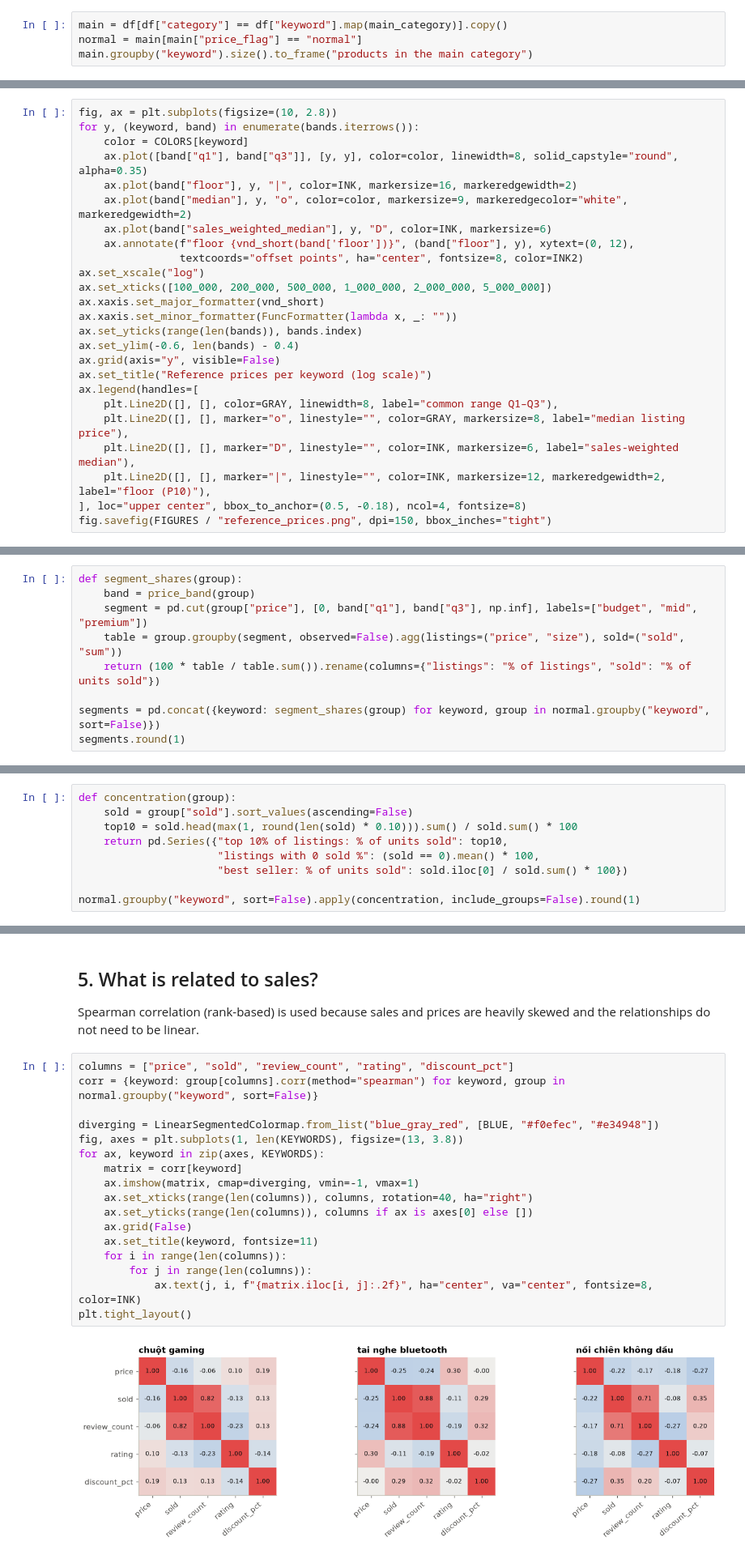
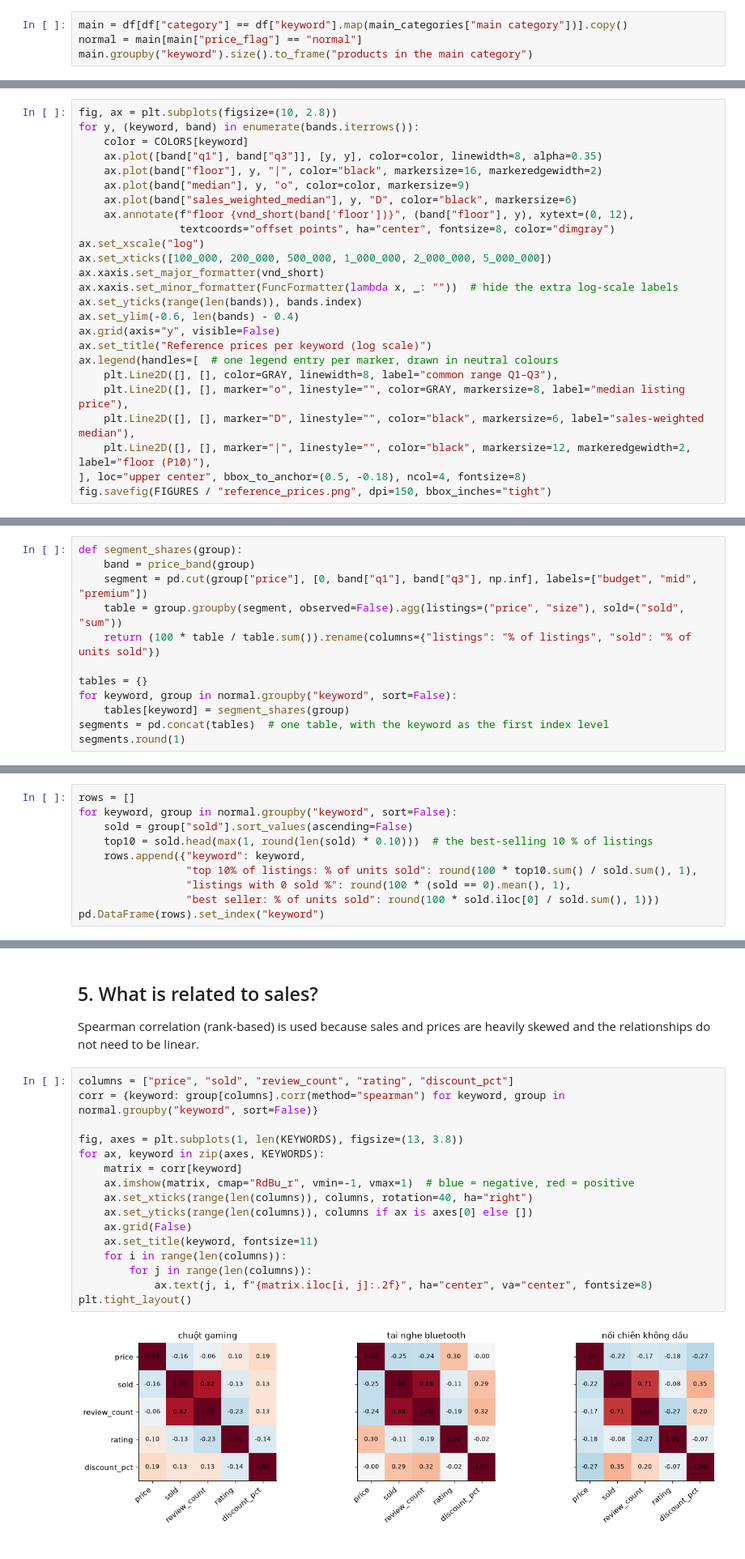
Before and after one commit to NamAnh-dev/Web-Crawler-for-E-commerce-Prices, a Jupyter notebook: notebooks/02_price_analysis.ipynb, the cells around one changed output, grey strips where cells are left out. Shown at 81% size. Cells and saved outputs as stored; diff of their text form.

```diff
--- a/notebooks/02_price_analysis.ipynb
+++ b/notebooks/02_price_analysis.ipynb
@@ -118,5 +115,5 @@ pd.DataFrame({"main category": main_category, "share of results %": share.round(
 # %%
-main = df[df["category"] == df["keyword"].map(main_category)].copy()
+main = df[df["category"] == df["keyword"].map(main_categories["main category"])].copy()
 normal = main[main["price_flag"] == "normal"]
 main.groupby("keyword").size().to_frame("products in the main category")
 # %% [output]
@@ -198,25 +198,25 @@ bands = bands[["floor", "q1", "median", "q3", "sales_weighted_median"]]
 fig, ax = plt.subplots(figsize=(10, 2.8))
 for y, (keyword, band) in enumerate(bands.iterrows()):
     color = COLORS[keyword]
-    ax.plot([band["q1"], band["q3"]], [y, y], color=color, linewidth=8, solid_capstyle="round", alpha=0.35)
-    ax.plot(band["floor"], y, "|", color=INK, markersize=16, markeredgewidth=2)
-    ax.plot(band["median"], y, "o", color=color, markersize=9, markeredgecolor="white", markeredgewidth=2)
-    ax.plot(band["sales_weighted_median"], y, "D", color=INK, markersize=6)
+    ax.plot([band["q1"], band["q3"]], [y, y], color=color, linewidth=8, alpha=0.35)
+    ax.plot(band["floor"], y, "|", color="black", markersize=16, markeredgewidth=2)
+    ax.plot(band["median"], y, "o", color=color, markersize=9)
+    ax.plot(band["sales_weighted_median"], y, "D", color="black", markersize=6)
     ax.annotate(f"floor {vnd_short(band['floor'])}", (band["floor"], y), xytext=(0, 12),
-                textcoords="offset points", ha="center", fontsize=8, color=INK2)
+                textcoords="offset points", ha="center", fontsize=8, color="dimgray")
 ax.set_xscale("log")
 ax.set_xticks([100_000, 200_000, 500_000, 1_000_000, 2_000_000, 5_000_000])
 ax.xaxis.set_major_formatter(vnd_short)
-ax.xaxis.set_minor_formatter(FuncFormatter(lambda x, _: ""))
+ax.xaxis.set_minor_formatter(FuncFormatter(lambda x, _: ""))  # hide the extra log-scale labels
 ax.set_yticks(range(len(bands)), bands.index)
 ax.set_ylim(-0.6, len(bands) - 0.4)
 ax.grid(axis="y", visible=False)
 ax.set_title("Reference prices per keyword (log scale)")
-ax.legend(handles=[
+ax.legend(handles=[  # one legend entry per marker, drawn in neutral colours
     plt.Line2D([], [], color=GRAY, linewidth=8, label="common range Q1–Q3"),
     plt.Line2D([], [], marker="o", linestyle="", color=GRAY, markersize=8, label="median listing price"),
-    plt.Line2D([], [], marker="D", linestyle="", color=INK, markersize=6, label="sales-weighted median"),
-    plt.Line2D([], [], marker="|", linestyle="", color=INK, markersize=12, markeredgewidth=2, label="floor (P10)"),
+    plt.Line2D([], [], marker="D", linestyle="", color="black", markersize=6, label="sales-weighted median"),
+    plt.Line2D([], [], marker="|", linestyle="", color="black", markersize=12, markeredgewidth=2, label="floor (P10)"),
 ], loc="upper center", bbox_to_anchor=(0.5, -0.18), ncol=4, fontsize=8)
 fig.savefig(FIGURES / "reference_prices.png", dpi=150, bbox_inches="tight")
 # %% [output]
@@ -305,7 +305,10 @@ def segment_shares(group):
     table = group.groupby(segment, observed=False).agg(listings=("price", "size"), sold=("sold", "sum"))
     return (100 * table / table.sum()).rename(columns={"listings": "% of listings", "sold": "% of units sold"})
 
-segments = pd.concat({keyword: segment_shares(group) for keyword, group in normal.groupby("keyword", sort=False)})
+tables = {}
+for keyword, group in normal.groupby("keyword", sort=False):
+    tables[keyword] = segment_shares(group)
+segments = pd.concat(tables)  # one table, with the keyword as the first index level
 segments.round(1)
 # %% [output]
 |  |  | % of listings | % of units sold |
@@ -346,14 +349,15 @@ Caution: in every category one or two best sellers weigh heavily (next table), s
 
 **So what?** For gaming mice and air fryers, a seller does not win volume by being the cheapest: units go to the mid range (and, for mice, the premium range), where the best sellers are. For earbuds a cheap product can sell, but here it is one product, not the whole budget segment.
 # %%
-def concentration(group):
+rows = []
+for keyword, group in normal.groupby("keyword", sort=False):
     sold = group["sold"].sort_values(ascending=False)
-    top10 = sold.head(max(1, round(len(sold) * 0.10))).sum() / sold.sum() * 100
-    return pd.Series({"top 10% of listings: % of units sold": top10,
-                      "listings with 0 sold %": (sold == 0).mean() * 100,
-                      "best seller: % of units sold": sold.iloc[0] / sold.sum() * 100})
-
-normal.groupby("keyword", sort=False).apply(concentration, include_groups=False).round(1)
+    top10 = sold.head(max(1, round(len(sold) * 0.10)))  # the best-selling 10 % of listings
+    rows.append({"keyword": keyword,
+                 "top 10% of listings: % of units sold": round(100 * top10.sum() / sold.sum(), 1),
+                 "listings with 0 sold %": round(100 * (sold == 0).mean(), 1),
+                 "best seller: % of units sold": round(100 * sold.iloc[0] / sold.sum(), 1)})
+pd.DataFrame(rows).set_index("keyword")
 # %% [output]
 |  | top 10% of listings: % of units sold | listings with 0 sold % | best seller: % of units sold |
 | keyword |  |  |  |
@@ -389,22 +393,21 @@ Spearman correlation (rank-based) is used because sales and prices are heavily s
 # %%
 columns = ["price", "sold", "review_count", "rating", "discount_pct"]
 corr = {keyword: group[columns].corr(method="spearman") for keyword, group in normal.groupby("keyword", sort=False)}
 
-diverging = LinearSegmentedColormap.from_list("blue_gray_red", [BLUE, "#f0efec", "#e34948"])
 fig, axes = plt.subplots(1, len(KEYWORDS), figsize=(13, 3.8))
 for ax, keyword in zip(axes, KEYWORDS):
     matrix = corr[keyword]
-    ax.imshow(matrix, cmap=diverging, vmin=-1, vmax=1)
+    ax.imshow(matrix, cmap="RdBu_r", vmin=-1, vmax=1)  # blue = negative, red = positive
     ax.set_xticks(range(len(columns)), columns, rotation=40, ha="right")
     ax.set_yticks(range(len(columns)), columns if ax is axes[0] else [])
     ax.grid(False)
     ax.set_title(keyword, fontsize=11)
     for i in range(len(columns)):
         for j in range(len(columns)):
-            ax.text(j, i, f"{matrix.iloc[i, j]:.2f}", ha="center", va="center", fontsize=8, color=INK)
+            ax.text(j, i, f"{matrix.iloc[i, j]:.2f}", ha="center", va="center", fontsize=8)
 plt.tight_layout()
 # %% [output]
-[figure, old version]
+[figure, new version]
 # %%
 # Correlation with units sold, on all products and only on products that sold at least once:
 # many products have 0 sold and 0 reviews, and such a block of ties can inflate a rank correlation.
```
Also changed, not shown: parts of 11 cells of this notebook, 3 other files.
